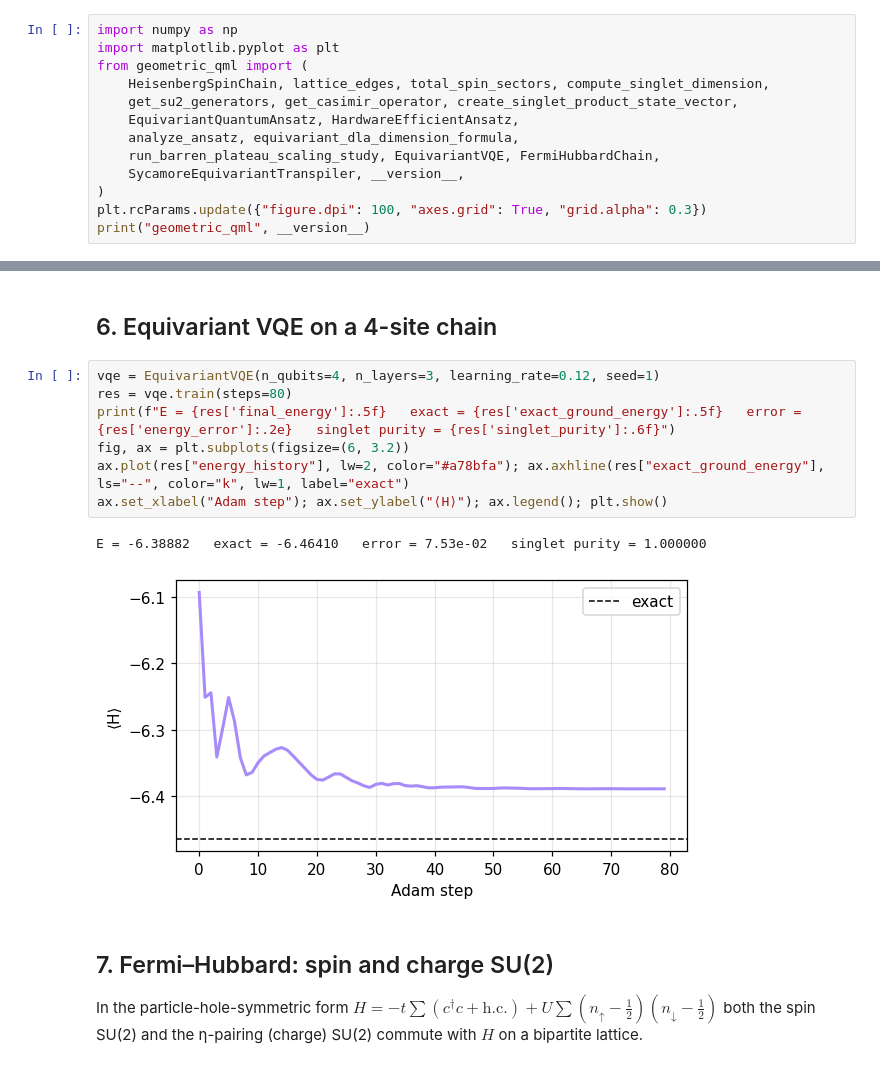
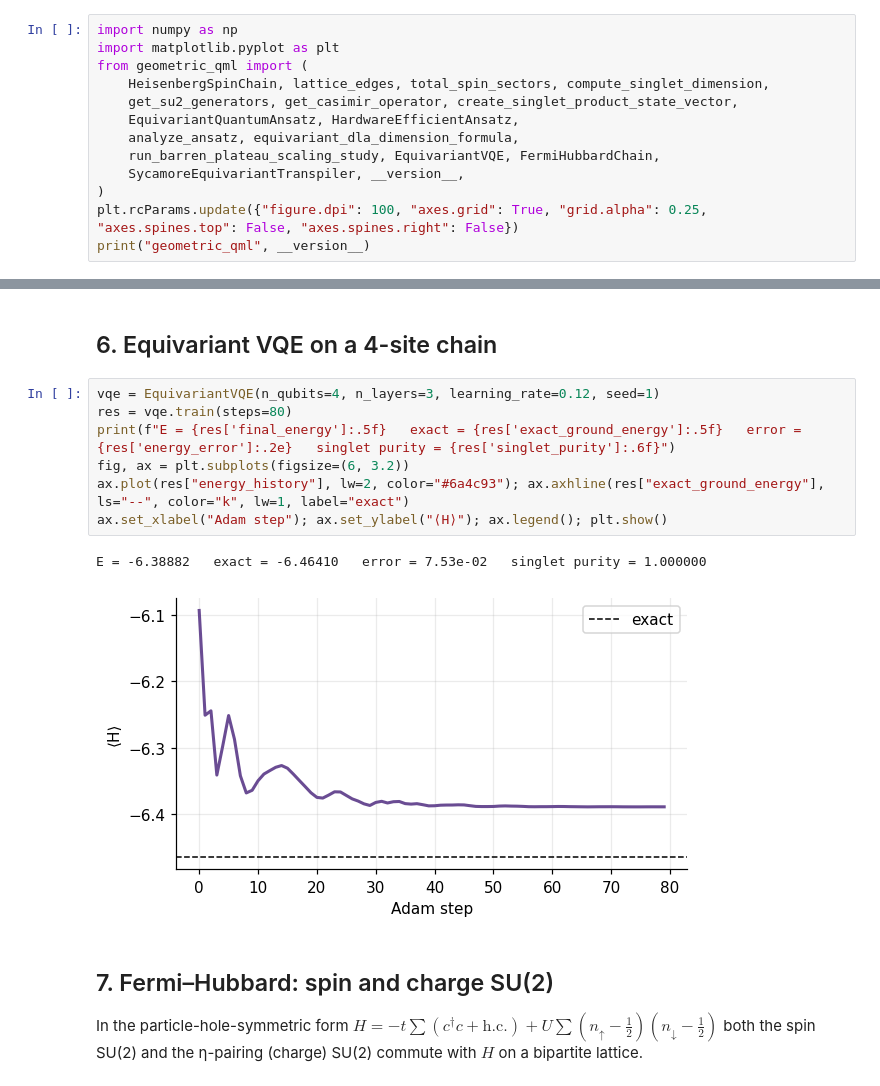
Before and after one commit to Jaspersands/geometric-qml-equivariance, a Jupyter notebook: notebooks/02_su2_equivariant_qnn_barren_plateaus.ipynb, the cells around one changed output, grey strips where cells are left out. Drawn from its saved outputs; the diff is of its cells as text.

```diff
--- a/notebooks/02_su2_equivariant_qnn_barren_plateaus.ipynb
+++ b/notebooks/02_su2_equivariant_qnn_barren_plateaus.ipynb
@@ -24,6 +22,6 @@ from geometric_qml import (
     run_barren_plateau_scaling_study, EquivariantVQE, FermiHubbardChain,
     SycamoreEquivariantTranspiler, __version__,
 )
-plt.rcParams.update({"figure.dpi": 100, "axes.grid": True, "grid.alpha": 0.3})
+plt.rcParams.update({"figure.dpi": 100, "axes.grid": True, "grid.alpha": 0.25, "axes.spines.top": False, "axes.spines.right": False})
 print("geometric_qml", __version__)
 # %% [output]
@@ -139,13 +151,13 @@ hea         : mean Var = [0.2116 0.0921 0.0321 0.0109]   log2 slope -0.717/qubit
 # %%
 vqe = EquivariantVQE(n_qubits=4, n_layers=3, learning_rate=0.12, seed=1)
 res = vqe.train(steps=80)
 print(f"E = {res['final_energy']:.5f}   exact = {res['exact_ground_energy']:.5f}   error = {res['energy_error']:.2e}   singlet purity = {res['singlet_purity']:.6f}")
 fig, ax = plt.subplots(figsize=(6, 3.2))
-ax.plot(res["energy_history"], lw=2, color="#a78bfa"); ax.axhline(res["exact_ground_energy"], ls="--", color="k", lw=1, label="exact")
+ax.plot(res["energy_history"], lw=2, color="#6a4c93"); ax.axhline(res["exact_ground_energy"], ls="--", color="k", lw=1, label="exact")
 ax.set_xlabel("Adam step"); ax.set_ylabel("⟨H⟩"); ax.legend(); plt.show()
 # %% [output]
 E = -6.38882   exact = -6.46410   error = 7.53e-02   singlet purity = 1.000000
-[figure, old version]
+[figure, new version]
 # %% [markdown]
 ## 7. Fermi–Hubbard: spin and charge SU(2)
 
```
Also changed, not shown: parts of 11 cells of this notebook, 7 other files.
